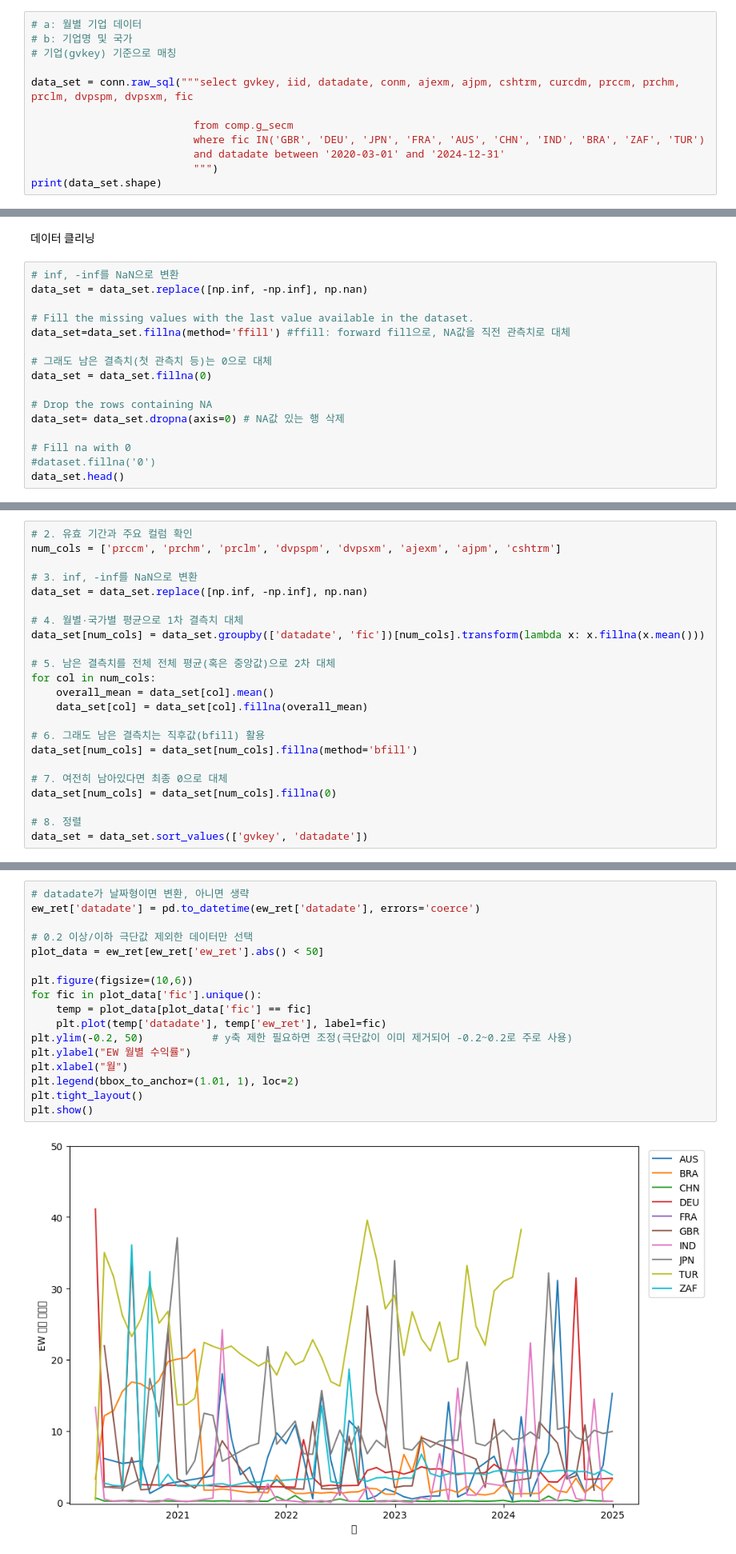
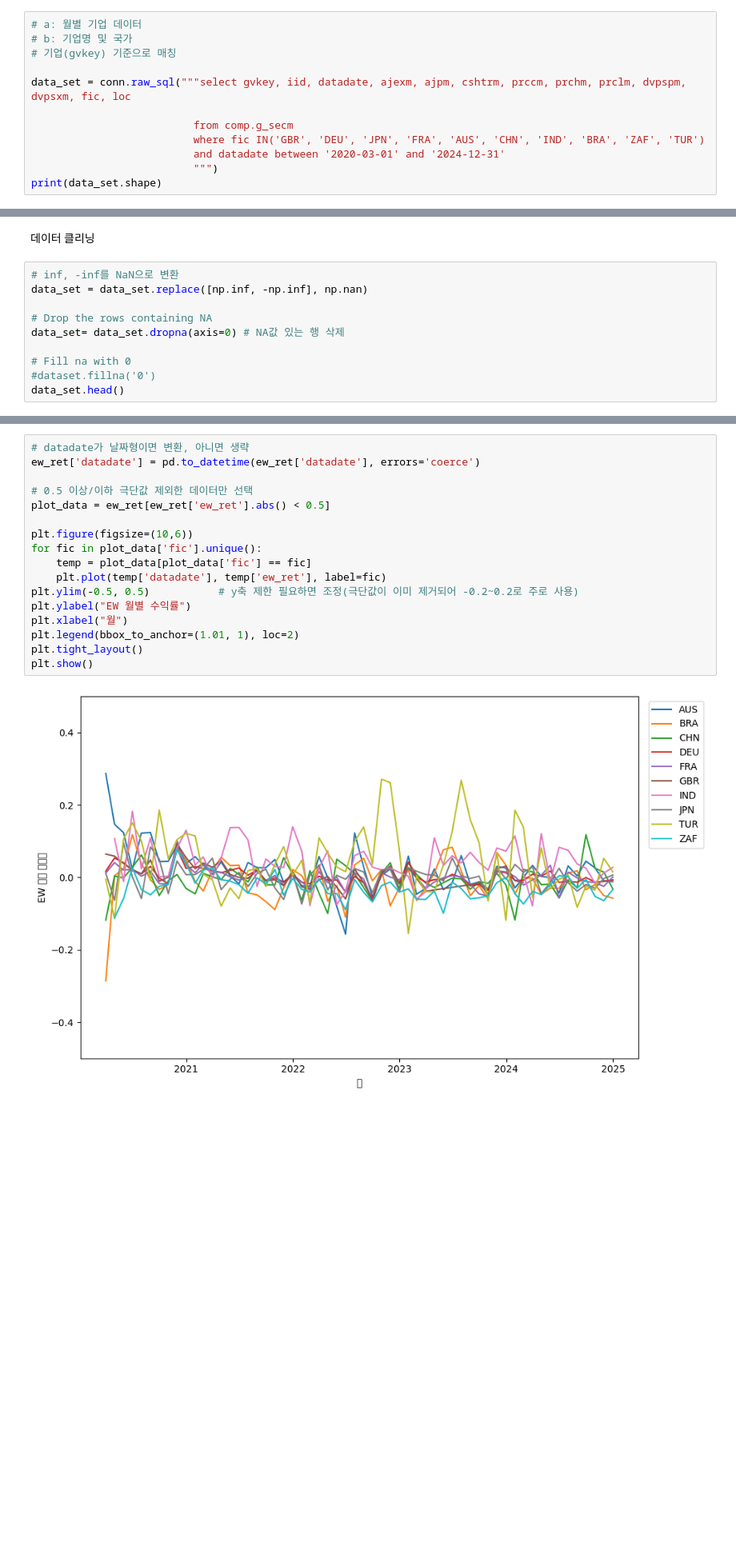
Before and after one commit to LJMfintech/Financial_Data_Analysis, a Jupyter notebook: DataAnalysisHW1.ipynb, the cells around one changed output, grey strips where cells are left out. Shown at 80% size. Cells and saved outputs as stored; diff of their text form; blank space fills up the shorter version.

```diff
--- a/DataAnalysisHW1.ipynb
+++ b/DataAnalysisHW1.ipynb
@@ -88,7 +88,7 @@ country
 # b: 기업명 및 국가
 # 기업(gvkey) 기준으로 매칭
 
-data_set = conn.raw_sql("""select gvkey, iid, datadate, conm, ajexm, ajpm, cshtrm, curcdm, prccm, prchm, prclm, dvpspm, dvpsxm, fic
+data_set = conn.raw_sql("""select gvkey, iid, datadate, ajexm, ajpm, cshtrm, prccm, prchm, prclm, dvpspm, dvpsxm, fic, loc
 
                           from comp.g_secm
                           where fic IN('GBR', 'DEU', 'JPN', 'FRA', 'AUS', 'CHN', 'IND', 'BRA', 'ZAF', 'TUR')
@@ -111,12 +111,6 @@ data_set.head()
 # %%
 # inf, -inf를 NaN으로 변환
 data_set = data_set.replace([np.inf, -np.inf], np.nan)
-
-# Fill the missing values with the last value available in the dataset.
-data_set=data_set.fillna(method='ffill') #ffill: forward fill으로, NA값을 직전 관측치로 대체
-
-# 그래도 남은 결측치(첫 관측치 등)는 0으로 대체
-data_set = data_set.fillna(0)
 
 # Drop the rows containing NA
 data_set= data_set.dropna(axis=0) # NA값 있는 행 삭제
@@ -134,23 +127,0 @@ data_set.head()
-# %%
-# 2. 유효 기간과 주요 컬럼 확인
-num_cols = ['prccm', 'prchm', 'prclm', 'dvpspm', 'dvpsxm', 'ajexm', 'ajpm', 'cshtrm']
-
-# 3. inf, -inf를 NaN으로 변환
-data_set = data_set.replace([np.inf, -np.inf], np.nan)
-
-# 4. 월별·국가별 평균으로 1차 결측치 대체
-data_set[num_cols] = data_set.groupby(['datadate', 'fic'])[num_cols].transform(lambda x: x.fillna(x.mean()))
-
-# 5. 남은 결측치를 전체 전체 평균(혹은 중앙값)으로 2차 대체
-for col in num_cols:
-    overall_mean = data_set[col].mean()
-    data_set[col] = data_set[col].fillna(overall_mean)
-
-# 6. 그래도 남은 결측치는 직후값(bfill) 활용
-data_set[num_cols] = data_set[num_cols].fillna(method='bfill')
-
-# 7. 여전히 남아있다면 최종 0으로 대체
-data_set[num_cols] = data_set[num_cols].fillna(0)
-
-# 8. 정렬
-data_set = data_set.sort_values(['gvkey', 'datadate'])
@@ -396,22 +227,22 @@ dtype: Float64
 # %%
 # datadate가 날짜형이면 변환, 아니면 생략
 ew_ret['datadate'] = pd.to_datetime(ew_ret['datadate'], errors='coerce')
 
-# 0.2 이상/이하 극단값 제외한 데이터만 선택
-plot_data = ew_ret[ew_ret['ew_ret'].abs() < 50]
+# 0.5 이상/이하 극단값 제외한 데이터만 선택
+plot_data = ew_ret[ew_ret['ew_ret'].abs() < 0.5]
 
 plt.figure(figsize=(10,6))
 for fic in plot_data['fic'].unique():
     temp = plot_data[plot_data['fic'] == fic]
     plt.plot(temp['datadate'], temp['ew_ret'], label=fic)
-plt.ylim(-0.2, 50)           # y축 제한 필요하면 조정(극단값이 이미 제거되어 -0.2~0.2로 주로 사용)
+plt.ylim(-0.5, 0.5)           # y축 제한 필요하면 조정(극단값이 이미 제거되어 -0.2~0.2로 주로 사용)
 plt.ylabel("EW 월별 수익률")
 plt.xlabel("월")
 plt.legend(bbox_to_anchor=(1.01, 1), loc=2)
 plt.tight_layout()
 plt.show()
 # %% [output]
-[figure, old version]
+[figure, new version]
 # %%
 # datadate가 날짜형이면 변환
 vw_ret['datadate'] = pd.to_datetime(vw_ret['datadate'], errors='coerce')
```
Also changed, not shown: parts of 33 cells of this notebook.
